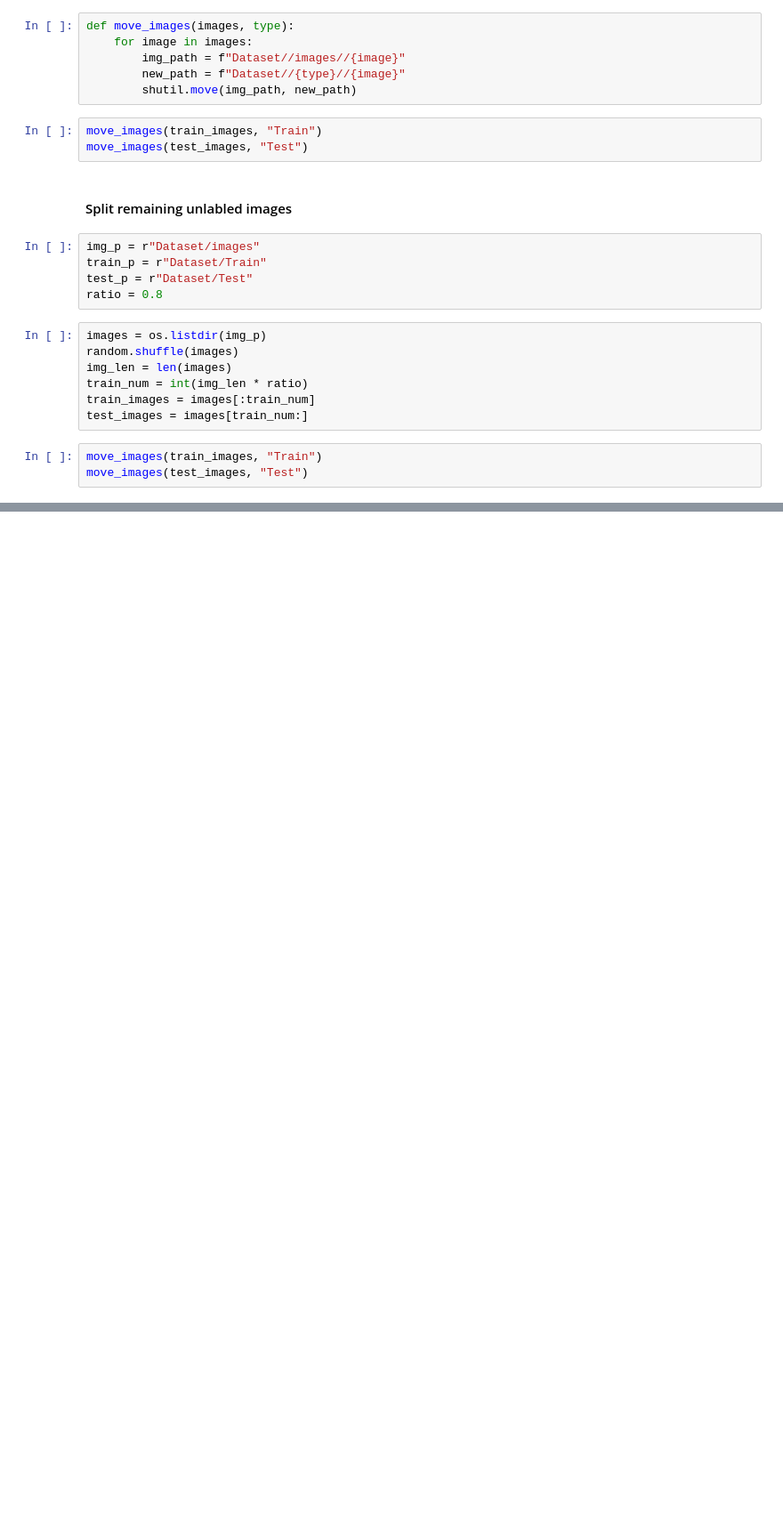
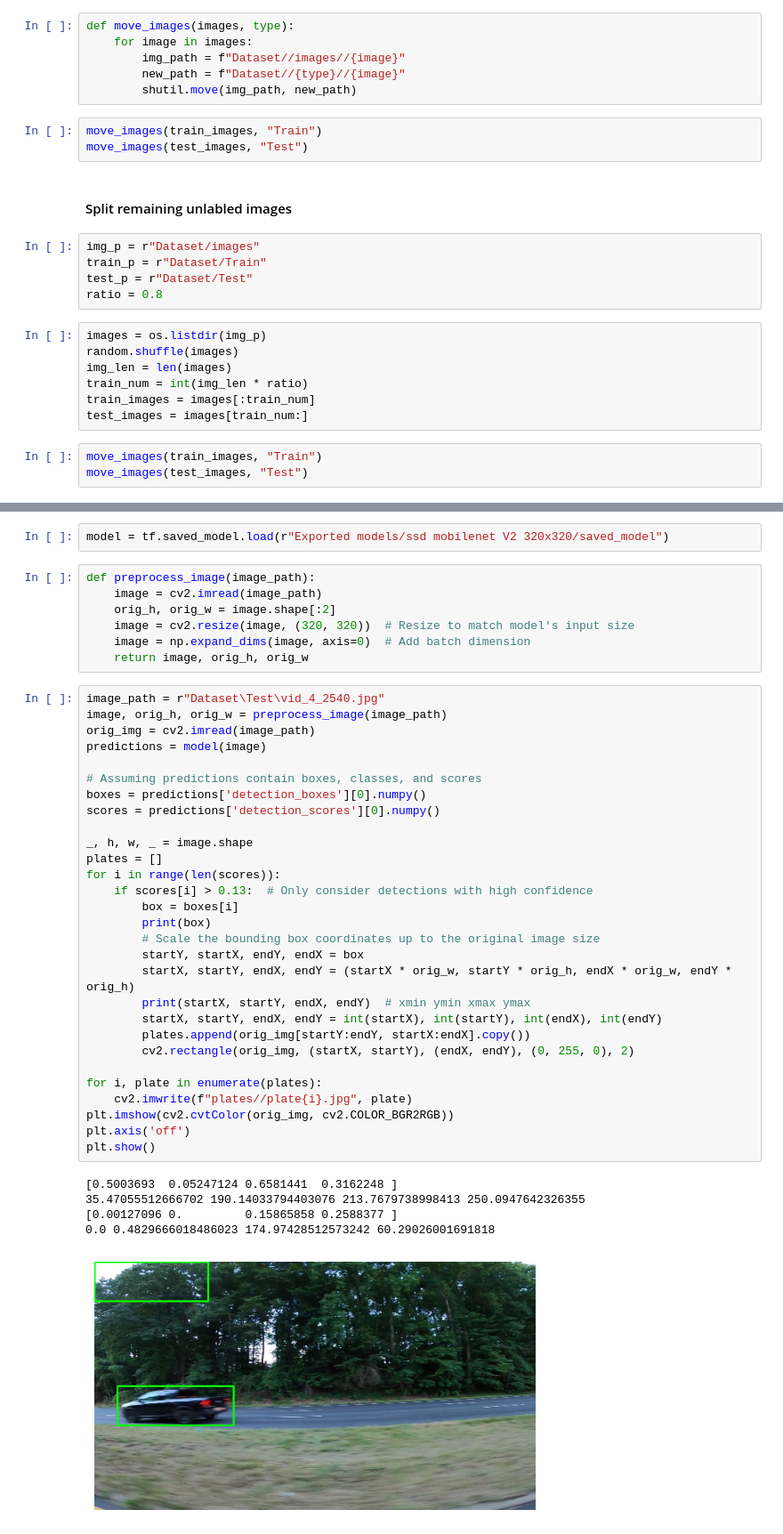
Before and after one commit to Idanq1/Cars-detection, a Jupyter notebook: Untitled.ipynb, the cells around one changed output, grey strips where cells are left out. Shown at 89% size. Drawn from its saved outputs; the diff is of its cells as text; blank space fills up the shorter version.

```diff
--- a/Untitled.ipynb
+++ b/Untitled.ipynb
@@ -50,0 +61,44 @@ move_images(test_images, "Test")
+# %%
+model = tf.saved_model.load(r"Exported models/ssd mobilenet V2 320x320/saved_model")
+# %%
+def preprocess_image(image_path):
+    image = cv2.imread(image_path)
+    orig_h, orig_w = image.shape[:2]
+    image = cv2.resize(image, (320, 320))  # Resize to match model's input size
+    image = np.expand_dims(image, axis=0)  # Add batch dimension
+    return image, orig_h, orig_w
+# %%
+image_path = r"Dataset\Test\vid_4_2540.jpg"
+image, orig_h, orig_w = preprocess_image(image_path)
+orig_img = cv2.imread(image_path)
+predictions = model(image)
+
+# Assuming predictions contain boxes, classes, and scores
+boxes = predictions['detection_boxes'][0].numpy()
+scores = predictions['detection_scores'][0].numpy()
+
+_, h, w, _ = image.shape
+plates = []
+for i in range(len(scores)):
+    if scores[i] > 0.13:  # Only consider detections with high confidence
+        box = boxes[i]
+        print(box)
+        # Scale the bounding box coordinates up to the original image size
+        startY, startX, endY, endX = box
+        startX, startY, endX, endY = (startX * orig_w, startY * orig_h, endX * orig_w, endY * orig_h)
+        print(startX, startY, endX, endY)  # xmin ymin xmax ymax
+        startX, startY, endX, endY = int(startX), int(startY), int(endX), int(endY)
+        plates.append(orig_img[startY:endY, startX:endX].copy())
+        cv2.rectangle(orig_img, (startX, startY), (endX, endY), (0, 255, 0), 2)
+
+for i, plate in enumerate(plates):
+    cv2.imwrite(f"plates//plate{i}.jpg", plate)
+plt.imshow(cv2.cvtColor(orig_img, cv2.COLOR_BGR2RGB))
+plt.axis('off')
+plt.show()
+# %% [output]
+[0.5003693  0.05247124 0.6581441  0.3162248 ]
+35.47055512666702 190.14033794403076 213.7679738998413 250.0947642326355
+[0.00127096 0.         0.15865858 0.2588377 ]
+0.0 0.4829666018486023 174.97428512573242 60.29026001691818
+[figure, added]
```
Also changed, not shown: parts of 2 cells of this notebook, 12 other files.
